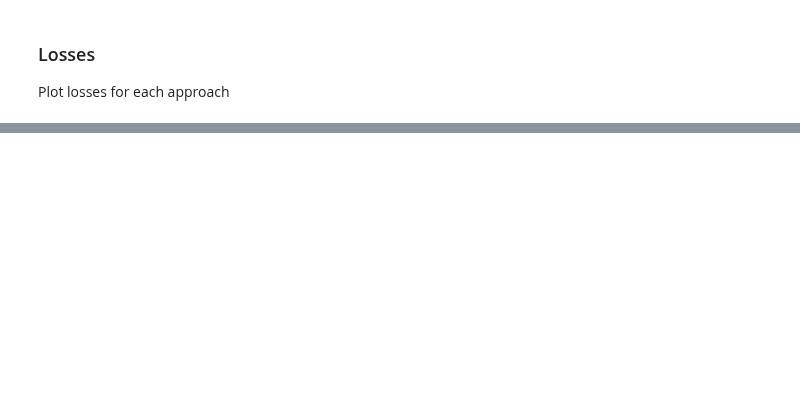
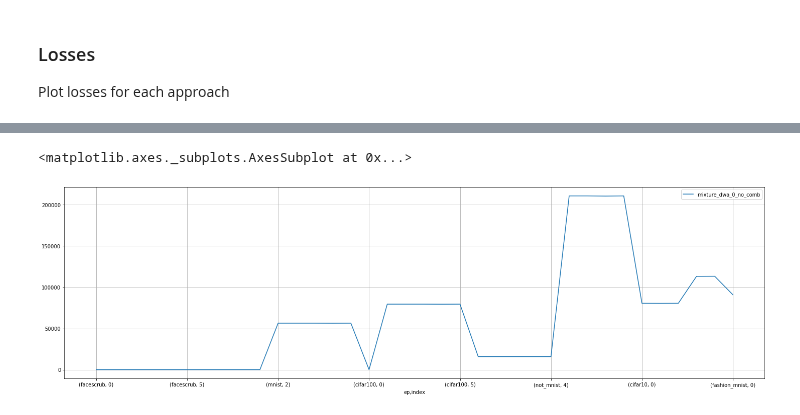
Before and after one commit to felixnext/dwa, a Jupyter notebook: plot_results.ipynb, the cells around one changed output, grey strips where cells are left out. Saved outputs shown, nothing was run; the diff lists cells and outputs as text; code cells hidden in the pictures; blank space fills up the shorter version.

```diff
--- a/plot_results.ipynb
+++ b/plot_results.ipynb
@@ -126,0 +153,27 @@ dict_keys(['learning_rate', 'train_loss', 'train_acc', 'valid_loss', 'valid_acc'
+# %%
+def convert_feat(logs, name):
+    res = {}
+    data = logs[name]
+    names = data["task_name"]
+    for key in data:
+        items = data[key]
+        if key == "task_name":
+            continue
+        dfs = []
+        for i in range(len(items)):
+            cdf = pd.DataFrame(items[i])
+            cdf = cdf.reset_index()
+            cdf["ep"] = names[i]
+            cdf = cdf.set_index(["ep", "index"])
+            dfs.append(cdf)
+        df = pd.concat(dfs)
+        df.columns = [name]
+        res[key] = df
+    return res
+
+df_logs = convert_feat(logs, "mixture_dwa_0_no_comb")
+# %%
+df_logs["test_triplet"].plot(figsize=(25, 7), grid=True)
+# %% [output]
+<matplotlib.axes._subplots.AxesSubplot at 0x...>
+[figure, added]
```
Also changed, not shown: parts of 7 cells of this notebook, 5 other files.
